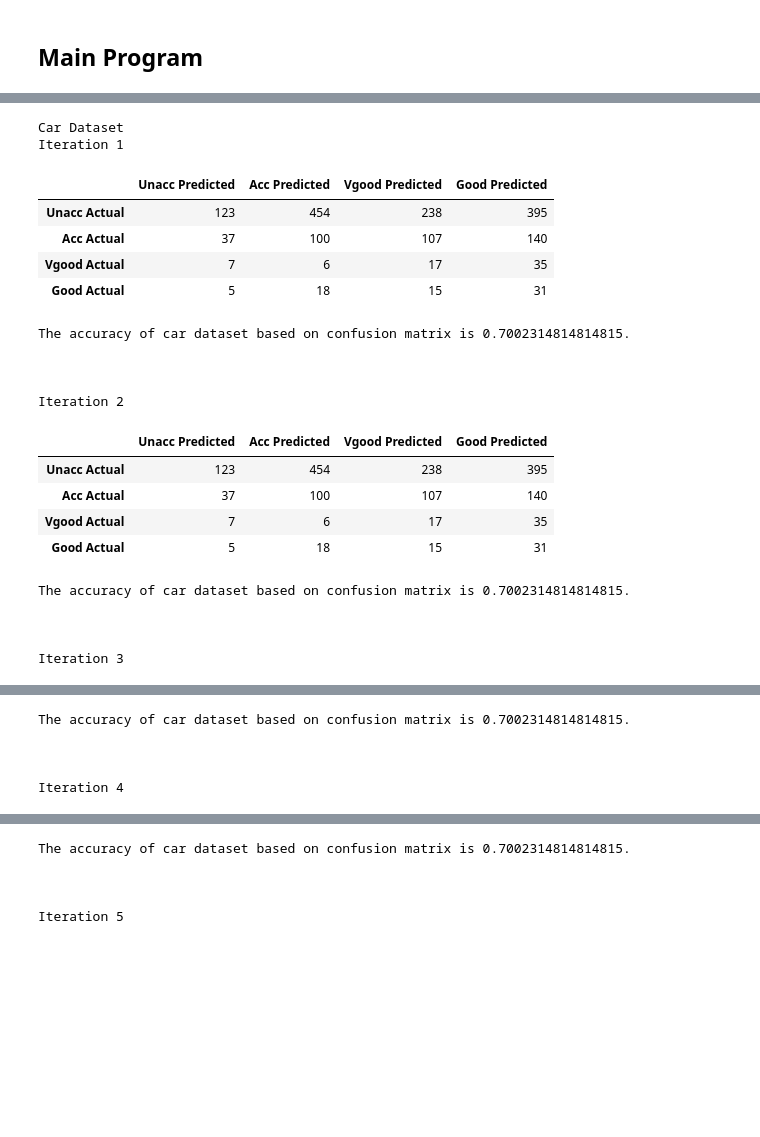
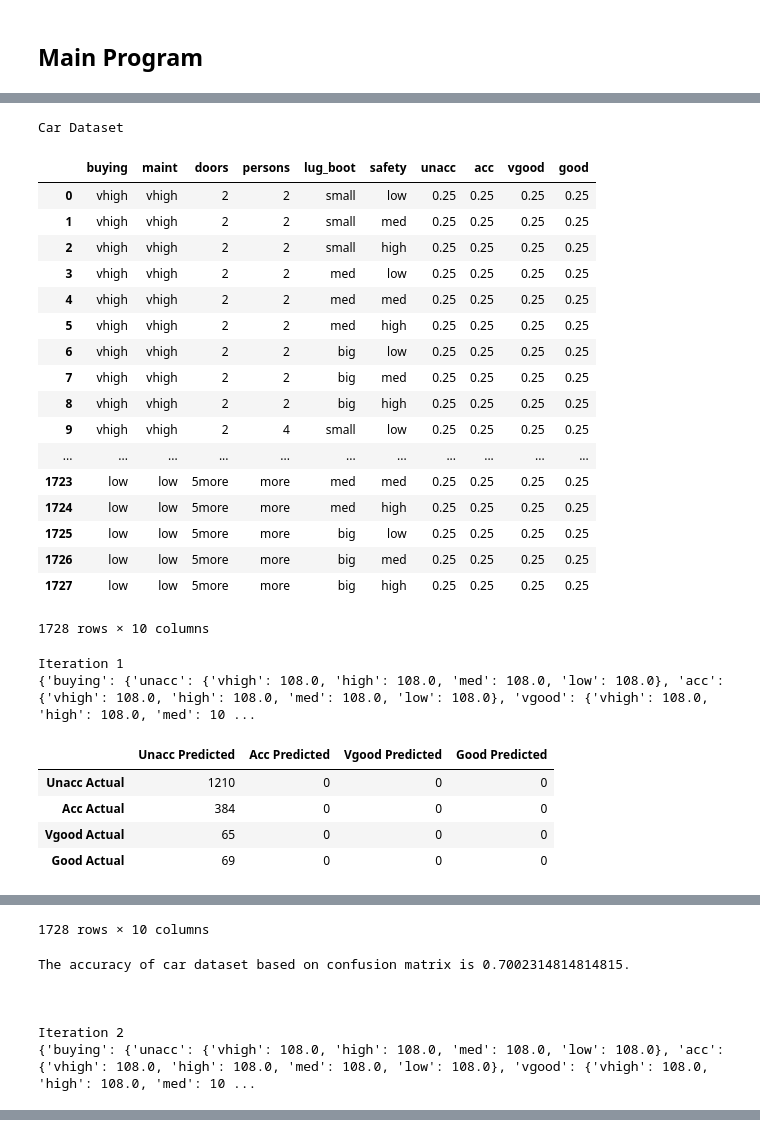
Before and after one commit to maleakhiw/Naive-Bayes-Algorithm, a Jupyter notebook: COMP30027 2018S1 - Project 1.ipynb, the cells around one changed output, grey strips where cells are left out. Saved outputs shown, nothing was run; the diff lists cells and outputs as text; code cells hidden in the pictures; blank space fills up the shorter version.

```diff
--- a/COMP30027 2018S1 - Project 1.ipynb
+++ b/COMP30027 2018S1 - Project 1.ipynb
@@ -26,7 +26,7 @@ MUSHROOM_COLUMN = ["cap-shape", "cap-surface", "cap-color", "bruises", "odor", "
 PRIOR_INDEX = 0
 POSTERIOR_INDEX = 1
 EPSILON = 0.000001 # Epsilon smoothing
-ITERATION = 20 # Number of iteration in unsupervised naive bayes
+ITERATION = 10 # Number of iteration in unsupervised naive bayes
 # %% [markdown]
 ## Preprocess
 # %%
@@ -355,9 +355,13 @@ def initialise_unsupervised_naive_bayes_deterministically(dataset, class_label):
             unsupervised_dataset[unique_class] = [0 for i in range(row_instance)]
 
         # Add deterministically
+#         for index, row in unsupervised_dataset.iterrows():
+#             random_number = random.randint(0, class_length-1)
+#             unsupervised_dataset.set_value(index, class_column[random_number], 1)
+
         for index, row in unsupervised_dataset.iterrows():
-            random_number = random.randint(0, class_length-1)
-            unsupervised_dataset.set_value(index, class_column[random_number], 1)
+            for unique_class in class_column:
+                unsupervised_dataset.loc[index, unique_class] = 1/class_length
 
         return(unsupervised_dataset)
 # %%
@@ -565,7 +570,9 @@ def confusion_matrix_unsupervised(true_test_result, predicted_test_result, class
 print("Breast cancer dataset".title())
 attribute_column = BREAST_CANCER_COLUMN
 breast_df = preprocess(BREAST_CANCER, BREAST_CANCER_COLUMN)
-unsupervised_df = initialise_unsupervised_naive_bayes(breast_df, "class")
+print(breast_df["class"].value_counts())
+unsupervised_df = initialise_unsupervised_naive_bayes_deterministically(breast_df, "class")
+display(unsupervised_df)
 for i in range(ITERATION):
     # Train and give prediction and calculate accuracy
     print("Iteration {}".format(i+1))
@@ -573,6 +580,7 @@ for i in range(ITERATION):
     predicted_test_result = predict_unsupervised(breast_df["class"].unique(), attribute_column[:-1], unsupervised_df, "class", model)
     confusion_matrix = confusion_matrix_unsupervised(list(breast_df["class"]), predicted_test_result, breast_df["class"].unique())
     display(confusion_matrix)
+    display(unsupervised_df)
     print("The accuracy of breast cancer dataset based on confusion matrix is {}.".format(evaluate_unsupervised(confusion_matrix)))
     print("\n\n")
 # %% [output]
@@ -625,38 +666,44 @@ Iteration 6
 # %%
 # Using the car dataset
 print("car dataset".title())
 attribute_column = CAR_COLUMN
 car_df = preprocess(CAR, CAR_COLUMN)
-unsupervised_df = initialise_unsupervised_naive_bayes(car_df, "class")
+unsupervised_df = initialise_unsupervised_naive_bayes_deterministically(car_df, "class")
+display(unsupervised_df)
 for i in range(ITERATION):
     # Train and give prediction and calculate accuracy
     print("Iteration {}".format(i+1))
     model = train_probability_unsupervised(car_df["class"].unique(), attribute_column[:-1], unsupervised_df, "class")
     predicted_test_result = predict_unsupervised(car_df["class"].unique(), attribute_column[:-1], unsupervised_df, "class", model)
     confusion_matrix = confusion_matrix_unsupervised(list(car_df["class"]), predicted_test_result, car_df["class"].unique())
     display(confusion_matrix)
+    display(unsupervised_df)
     print("The accuracy of car dataset based on confusion matrix is {}.".format(evaluate_unsupervised(confusion_matrix)))
     print("\n\n")
 # %% [output]
 Car Dataset
-Iteration 1
-|  | Unacc Predicted | Acc Predicted | Vgood Predicted | Good Predicted |
-| Unacc Actual | 123 | 454 | 238 | 395 |
-| Acc Actual | 37 | 100 | 107 | 140 |
-| Vgood Actual | 7 | 6 | 17 | 35 |
-| Good Actual | 5 | 18 | 15 | 31 |
+|  | buying | maint | doors | persons | lug_boot | safety | unacc | acc | vgood | good |
+| 0 | vhigh | vhigh | 2 | 2 | small | low | 0.25 | 0.25 | 0.25 | 0.25 |
+| 1 | vhigh | vhigh | 2 | 2 | small | med | 0.25 | 0.25 | 0.25 | 0.25 |
+| 2 | vhigh | vhigh | 2 | 2 | small | high | 0.25 | 0.25 | 0.25 | 0.25 |
+| 3 | vhigh | vhigh | 2 | 2 | med | low | 0.25 | 0.25 | 0.25 | 0.25 |
+| 4 | vhigh | vhigh | 2 | 2 | med | med | 0.25 | 0.25 | 0.25 | 0.25 |
+| 5 | vhigh | vhigh | 2 | 2 | med | high | 0.25 | 0.25 | 0.25 | 0.25 |
+| 6 | vhigh | vhigh | 2 | 2 | big | low | 0.25 | 0.25 | 0.25 | 0.25 |
+| 7 | vhigh | vhigh | 2 | 2 | big | med | 0.25 | 0.25 | 0.25 | 0.25 |
+| 8 | vhigh | vhigh | 2 | 2 | big | high | 0.25 | 0.25 | 0.25 | 0.25 |
+| 9 | vhigh | vhigh | 2 | 4 | small | low | 0.25 | 0.25 | 0.25 | 0.25 |
+| ... | ... | ... | ... | ... | ... | ... | ... | ... | ... | ... |
+| 1723 | low | low | 5more | more | med | med | 0.25 | 0.25 | 0.25 | 0.25 |
+| 1724 | low | low | 5more | more | med | high | 0.25 | 0.25 | 0.25 | 0.25 |
+| 1725 | low | low | 5more | more | big | low | 0.25 | 0.25 | 0.25 | 0.25 |
+| 1726 | low | low | 5more | more | big | med | 0.25 | 0.25 | 0.25 | 0.25 |
+| 1727 | low | low | 5more | more | big | high | 0.25 | 0.25 | 0.25 | 0.25 |
-The accuracy of car dataset based on confusion matrix is 0.7002314814814815.
-
-
-
-Iteration 2
+1728 rows × 10 columns
+Iteration 1
+{'buying': {'unacc': {'vhigh': 108.0, 'high': 108.0, 'med': 108.0, 'low': 108.0}, 'acc': {'vhigh': 108.0, 'high': 108.0, 'med': 108.0, 'low': 108.0}, 'vgood': {'vhigh': 108.0, 'high': 108.0, 'med': 10 ...
 |  | Unacc Predicted | Acc Predicted | Vgood Predicted | Good Predicted |
-| Unacc Actual | 123 | 454 | 238 | 395 |
-| Acc Actual | 37 | 100 | 107 | 140 |
-| Vgood Actual | 7 | 6 | 17 | 35 |
-| Good Actual | 5 | 18 | 15 | 31 |
+| Unacc Actual | 1210 | 0 | 0 | 0 |
+| Acc Actual | 384 | 0 | 0 | 0 |
+| Vgood Actual | 65 | 0 | 0 | 0 |
+| Good Actual | 69 | 0 | 0 | 0 |
-The accuracy of car dataset based on confusion matrix is 0.7002314814814815.
-
-
-
-Iteration 3
@@ -668,6 +727,8 @@ Iteration 3
-The accuracy of car dataset based on confusion matrix is 0.7002314814814815.
-
-
-
-Iteration 4
+1728 rows × 10 columns
+The accuracy of car dataset based on confusion matrix is 0.7002314814814815.
+
+
+
+Iteration 2
+{'buying': {'unacc': {'vhigh': 108.0, 'high': 108.0, 'med': 108.0, 'low': 108.0}, 'acc': {'vhigh': 108.0, 'high': 108.0, 'med': 108.0, 'low': 108.0}, 'vgood': {'vhigh': 108.0, 'high': 108.0, 'med': 10 ...
 |  | Unacc Predicted | Acc Predicted | Vgood Predicted | Good Predicted |
@@ -678,5 +738,0 @@ Iteration 4
-The accuracy of car dataset based on confusion matrix is 0.7002314814814815.
-
-
-
-Iteration 5
```
Also changed, not shown: parts of 5 cells of this notebook, 1 other file.
